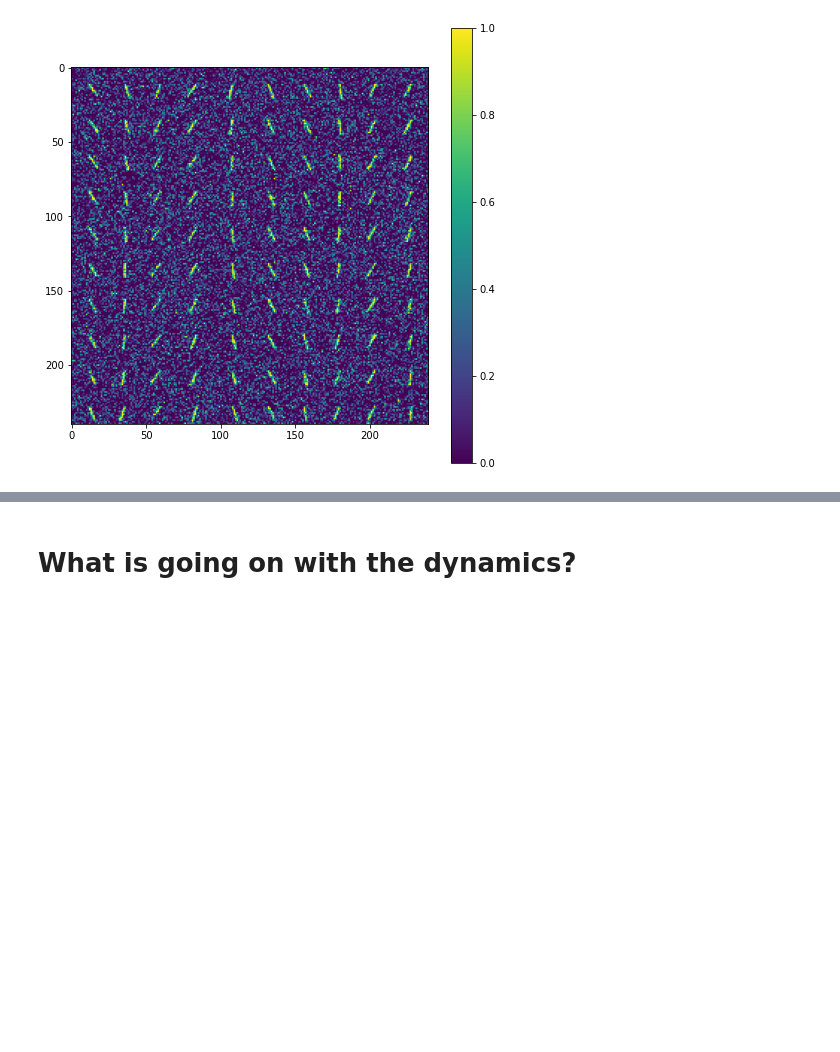
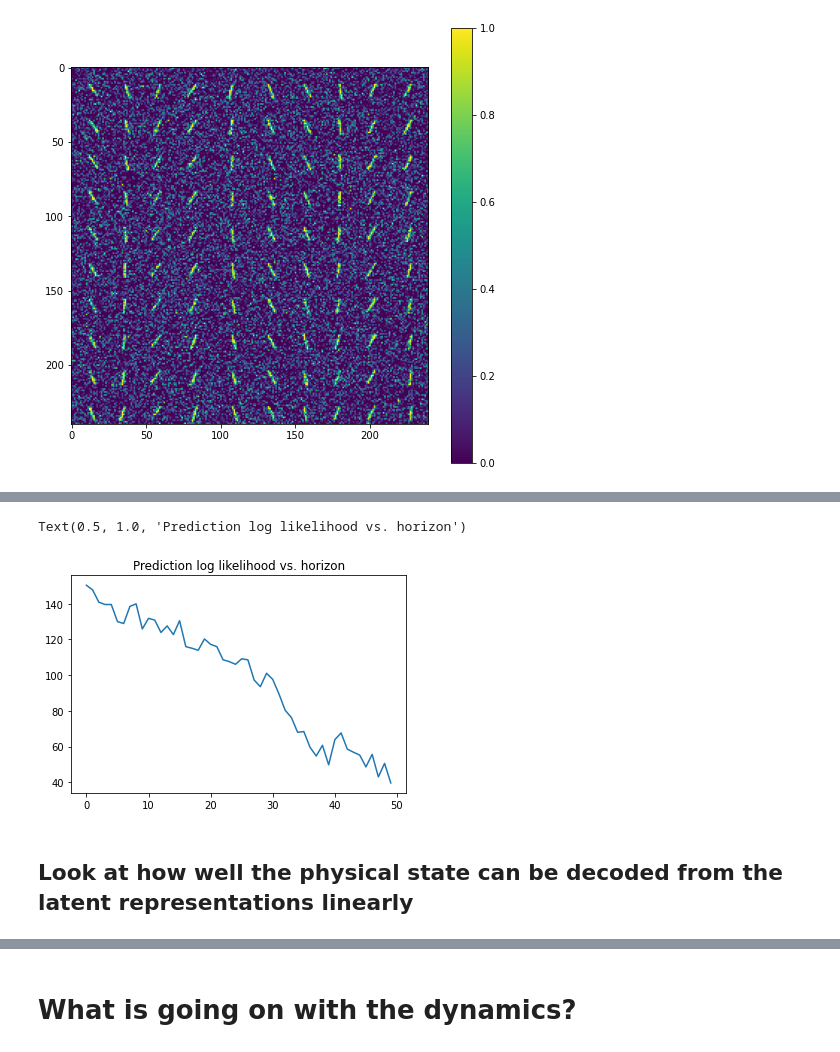
Before and after one commit to matthew9671/MattLab, a Jupyter notebook: Revisiting_SVAE.ipynb, the cells around one changed output, grey strips where cells are left out. Cells and saved outputs as stored; diff of their text form; code cells hidden in the pictures; blank space fills up the shorter version.

```diff
--- a/Revisiting_SVAE.ipynb
+++ b/Revisiting_SVAE.ipynb
@@ -3798,3 +3861,15 @@ plot_img_grid(y_decoded)
+# %%
+# Get rid of the bad run...
+# TODO: do this without hard coding...!
+valid_pred_lls = np.concatenate([pred_lls[:6], pred_lls[7:]])
+# %%
+plt.plot(valid_pred_lls.mean(axis=0))
+plt.title("Prediction log likelihood vs. horizon")
+# %% [output]
+Text(0.5, 1.0, 'Prediction log likelihood vs. horizon')
+[figure, added]
+# %% [markdown]
+## Look at how well the physical state can be decoded from the latent representations linearly
 # %%
 targets = np.load("pendulum/pend_regression.npz")["train_targets"]
 # %%
```
Also changed, not shown: parts of 16 cells of this notebook.
